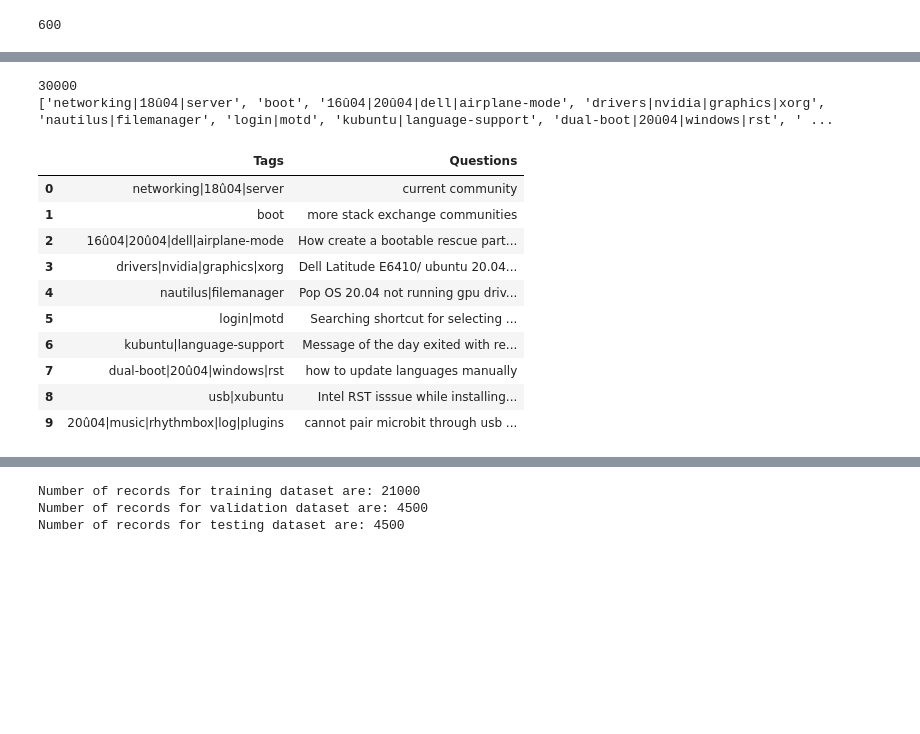
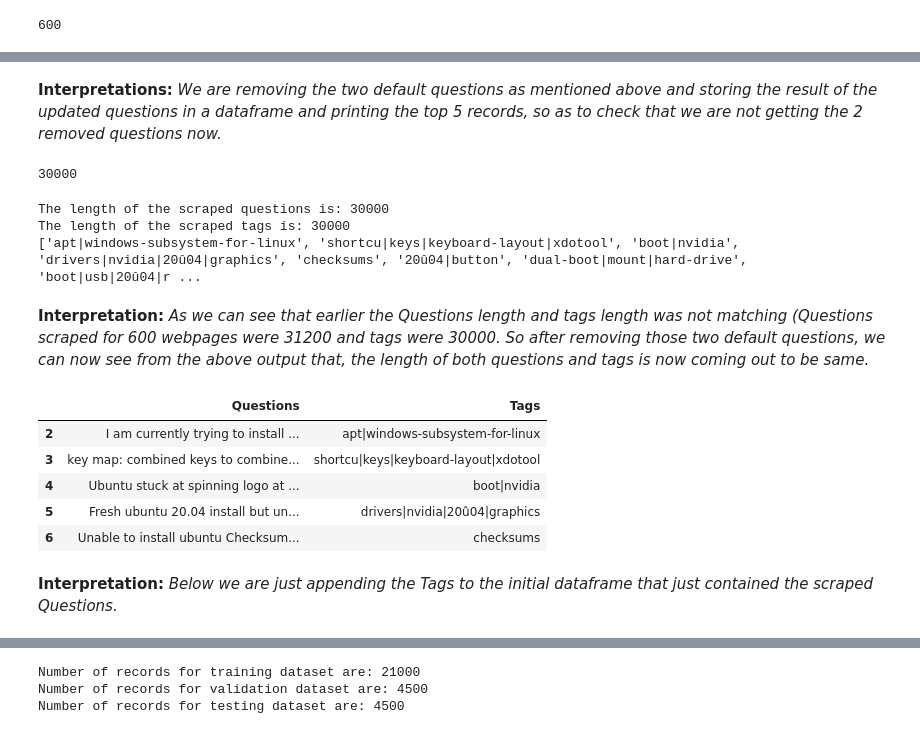
Before and after one commit to agamkachhal/COMP8240_GroupS, a Jupyter notebook: askubuntu_stackexchange.ipynb, the cells around one changed output, grey strips where cells are left out. Drawn from its saved outputs; the diff is of its cells as text; code cells hidden in the pictures; blank space fills up the shorter version.

```diff
--- a/askubuntu_stackexchange.ipynb
+++ b/askubuntu_stackexchange.ipynb
@@ -142,0 +158,9 @@ print(questions_list[:11])
+# %%
+# Creating a list of the two questions to be removed.
+
+to_remove = ["current community","more stack exchange communities"]
+# %%
+# Creating a DataFrame of the Questions scraped.
+
+ask_ubuntu_df = pd.DataFrame(questions_list, columns =['Questions'])
+ask_ubuntu_df.head()
@@ -142,0 +174,4 @@ print(questions_list[:11])
+# %%
+ask_ubuntu_df = ask_ubuntu_df[~ask_ubuntu_df['Questions'].isin(to_remove)]
+# print(len(questions_df))
+ask_ubuntu_df.head()
@@ -142,0 +185,7 @@ print(questions_list[:11])
+# %% [markdown]
+**Interpretations:** *We are removing the two default questions as mentioned above and storing the result of the updated questions in a dataframe and printing the top 5 records, so as to check that we are not getting the 2 removed questions now.*
+# %%
+# Printing the length of the questions.
+print(len(ask_ubuntu_df))
+# %% [output]
+30000
@@ -178,27 +229,28 @@ for x in pages_list:
     tag.append(j[1:])
-# %%
-print(len(tag))
-print(tag[:11])
-# %% [output]
-30000
-['networking|18û04|server', 'boot', '16û04|20û04|dell|airplane-mode', 'drivers|nvidia|graphics|xorg', 'nautilus|filemanager', 'login|motd', 'kubuntu|language-support', 'dual-boot|20û04|windows|rst', ' ...
+# %%
+print("The length of the scraped questions is:", len(ask_ubuntu_df))
+print("The length of the scraped tags is:", len(tag))
+print(tag[:11])
+# %% [output]
+The length of the scraped questions is: 30000
+The length of the scraped tags is: 30000
+['apt|windows-subsystem-for-linux', 'shortcu|keys|keyboard-layout|xdotool', 'boot|nvidia', 'drivers|nvidia|20û04|graphics', 'checksums', '20û04|button', 'dual-boot|mount|hard-drive', 'boot|usb|20û04|r ...
+# %% [markdown]
+**Interpretation:** *As we can see that earlier the Questions length and tags length was not matching (Questions scraped for 600 webpages were 31200 and tags were 30000. So after removing those two default questions, we can now see from the above output that, the length of both questions and tags is now coming out to be same.*
 # %%
 # Creating a dataframe for questions and tags
 
-ask_ubuntu_df = pd.DataFrame(list(zip(tag, questions_list)), columns =['Tags', 'Questions'])
-ask_ubuntu_df.head(10)
+ask_ubuntu_df['Tags'] = tag
+ask_ubuntu_df.head()
 # %% [output]
-|  | Tags | Questions |
-| 0 | networking|18û04|server | current community |
-| 1 | boot | more stack exchange communities |
-| 2 | 16û04|20û04|dell|airplane-mode | How create a bootable rescue part... |
-| 3 | drivers|nvidia|graphics|xorg | Dell Latitude E6410/ ubuntu 20.04... |
-| 4 | nautilus|filemanager | Pop OS 20.04 not running gpu driv... |
-| 5 | login|motd | Searching shortcut for selecting ... |
-| 6 | kubuntu|language-support | Message of the day exited with re... |
-| 7 | dual-boot|20û04|windows|rst | how to update languages manually |
-| 8 | usb|xubuntu | Intel RST isssue while installing... |
-| 9 | 20û04|music|rhythmbox|log|plugins | cannot pair microbit through usb ... |
+|  | Questions | Tags |
+| 2 | I am currently trying to install ... | apt|windows-subsystem-for-linux |
+| 3 | key map: combined keys to combine... | shortcu|keys|keyboard-layout|xdotool |
+| 4 | Ubuntu stuck at spinning logo at ... | boot|nvidia |
+| 5 | Fresh ubuntu 20.04 install but un... | drivers|nvidia|20û04|graphics |
+| 6 | Unable to install ubuntu Checksum... | checksums |
+# %% [markdown]
+**Interpretation:** *Below we are just appending the Tags to the initial dataframe that just contained the scraped Questions.*
 # %%
 # Creating a func() called build_ngrams to analyse data in the form of unigrams, bigrams, ngrams etc.
 
```
Also changed, not shown: parts of 75 cells of this notebook.
